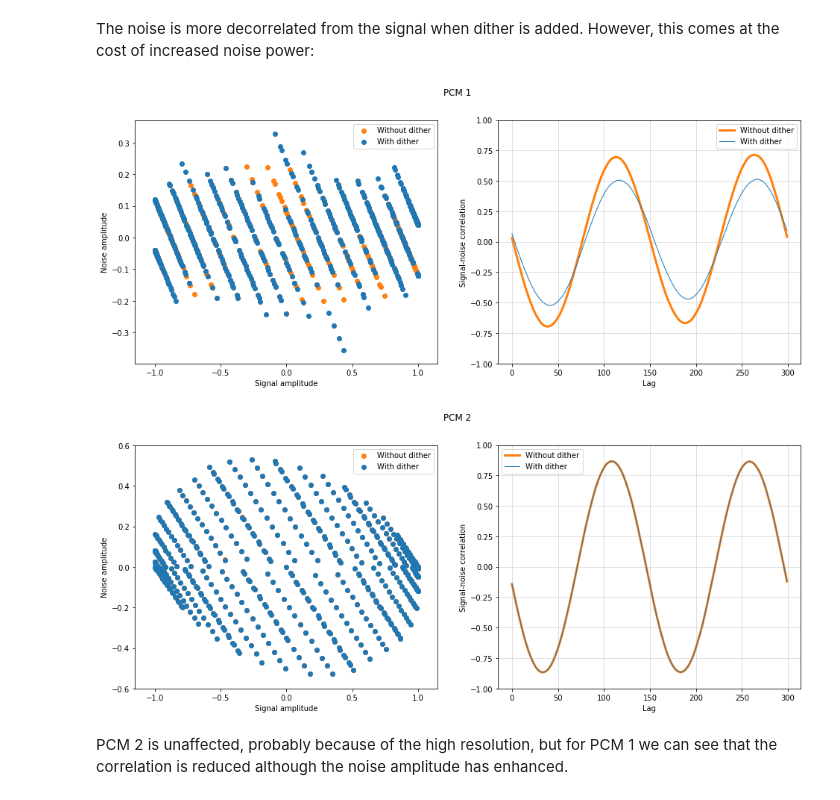
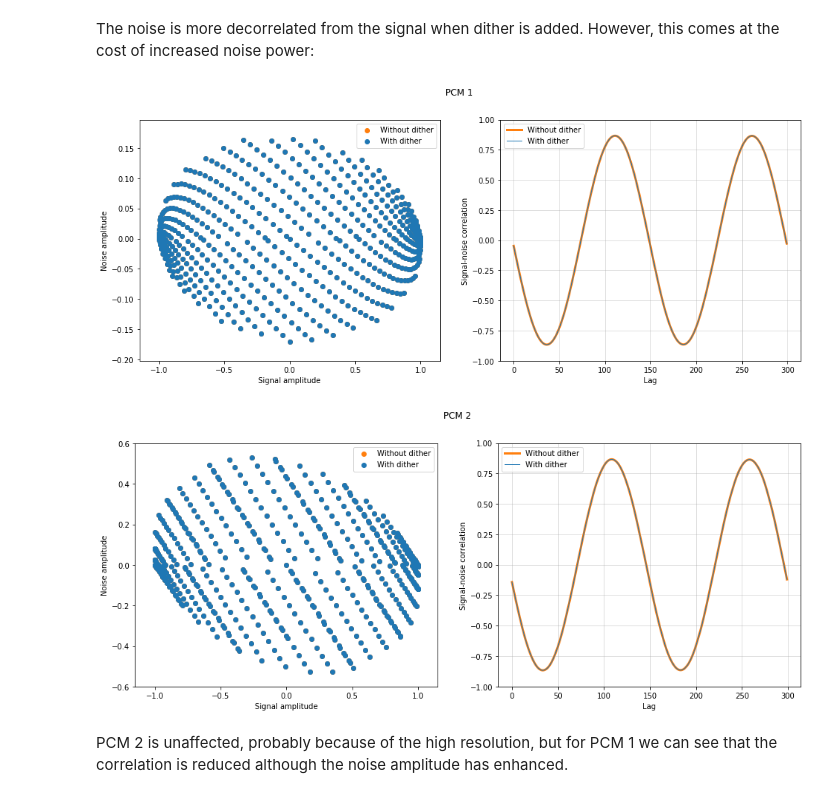
Before and after one commit to marcondos/signal, a Jupyter notebook: sampling.ipynb, the cells around one changed output. Cells and saved outputs as stored; diff of their text form; code cells hidden in the pictures.

```diff
--- a/sampling.ipynb
+++ b/sampling.ipynb
@@ -30,7 +30,7 @@ DVDA = waves.PCMSampler('DVD Audio', 88200, 20)
 BDA = waves.HFPALinearPCM('Blu-Ray Audio')
 
 # Generic, define sampling frequency (Hz) and resolution (bits) to your heart's content
-GenericPCM_1 = waves.PCMSampler('PCM 1', 44100, 4) # Same CD frequency, lower resolution
+GenericPCM_1 = waves.PCMSampler('PCM 1', 44100, 20) # Same CD frequency, lower resolution
 GenericPCM_2 = waves.PCMSampler('PCM 2', 14000, 16) # Same CD resolution, lower frequency
 # %%
 ADC_list = [GenericPCM_1, GenericPCM_2]
@@ -61,13 +57,13 @@ Let us see how the noise behaves without and with dither added:
 digi_signal = {}
 noise_signal = dict([(k, {}) for k in dither_setup.keys()])
 
-for dither in dither_setup.keys():
+for dithering, setup in dither_setup.items():
     fig, ax = plt.subplots()
-    digi_signal[dither] = dict([(ADC.label, {}) for ADC in ADC_list])
-    noise_signal[dither]['time_domain'] = audio.plot(length, plt, color='k', lw=1)
+    digi_signal[dithering] = dict([(ADC.label, {}) for ADC in ADC_list])
+    noise_signal[dithering]['time_domain'] = audio.plot(length, plt, color='k', lw=1)
     for ADC in ADC_list:
-        unsigned, digi_signal[dither][ADC.label]['time_domain'], digi_signal[dither][ADC.label]['signal'], _, noise_signal[dither][ADC.label] = ADC.sample(audio, length, ax, lw=1.5)
-        print(waves.of(ADC.label), 'stream', dither_setup[dither]['label'].lower(),
+        unsigned, digi_signal[dithering][ADC.label]['time_domain'], digi_signal[dithering][ADC.label]['signal'], _, noise_signal[dither][ADC.label] = ADC.sample(audio, length, ax, lw=1.5)
+        print(waves.of(ADC.label), 'stream', setup['label'].lower(),
               '(%i levels):' % ADC.levels, waves.shortlist(unsigned)
              )
 
@@ -82,7 +78,7 @@ for dither in dither_setup.keys():
         [ax.axhline(A, color=ADC.color, lw=1, ls=':', alpha=0.5) for A in np.linspace(ADC.amp_min, ADC.amp_max, ADC.levels)]
 
     ax.legend()
-    ax.set_title(dither_setup[dither]['label'])
+    ax.set_title(setup['label'])
     ax.set_ylabel('Amplitude')
     ax.set_xlabel('Time (ms)')
     fig.set_size_inches(16, 6)
@@ -96,12 +92,12 @@ PCM 2's stream with dither (65536 levels): [32767 46773 56813 60046 ... 7659 570
 # %% [markdown]
 The noise is more decorrelated from the signal when dither is added. However, this comes at the cost of increased noise power:
 # %%
-def show_noise_signal_correlation(signal, noises, ADC, leg_title=None):
+def show_noise_signal_correlation(signal, dither_setup, noises, ADC):
     fig, ax = plt.subplots(1, 2)
-    for noise, label, color, w in noises:
-        analog = signal.function(noise['time_domain'])
-        ax[0].scatter(analog, noise[ADC.label], color=color, label=label)
-        ax[1].plot(*waves.twopar_correlation(noise[ADC.label], analog), color=color, lw=w, label=label)
+    for dithering, setup in dither_setup.items():
+        analog = signal.function(noises[dithering]['time_domain'])
+        ax[0].scatter(analog, noises[dithering][ADC.label], color=setup['c'], label=setup['label'])
+        ax[1].plot(*waves.twopar_correlation(noises[dithering][ADC.label], analog), color=setup['c'], lw=setup['w'], label=setup['label'])
     ax[0].legend()
     ax[0].set_xlabel('Signal amplitude')
     ax[0].set_ylabel('Noise amplitude')
@@ -114,14 +110,9 @@ def show_noise_signal_correlation(signal, noises, ADC, leg_title=None):
     fig.set_size_inches(16, 6)
 # %%
 for ADC in ADC_list:
-    show_noise_signal_correlation(
-        audio, [
-            (noise_nodither, 'Without dither', 'C1', 3),
-            (noise_dither, 'With dither', 'C0', 1)
-        ], ADC, leg_title='Without dither'
-    )
+    show_noise_signal_correlation(audio, dither_setup, noise_signal, ADC)
 # %% [output]
-[figure, old version]
+[figure, new version]
 [figure]
 # %% [markdown]
 PCM 2 is unaffected, probably because of the high resolution, but for PCM 1 we can see that the correlation is reduced although the noise amplitude has enhanced.
```
Also changed, not shown: parts of 5 cells of this notebook.
